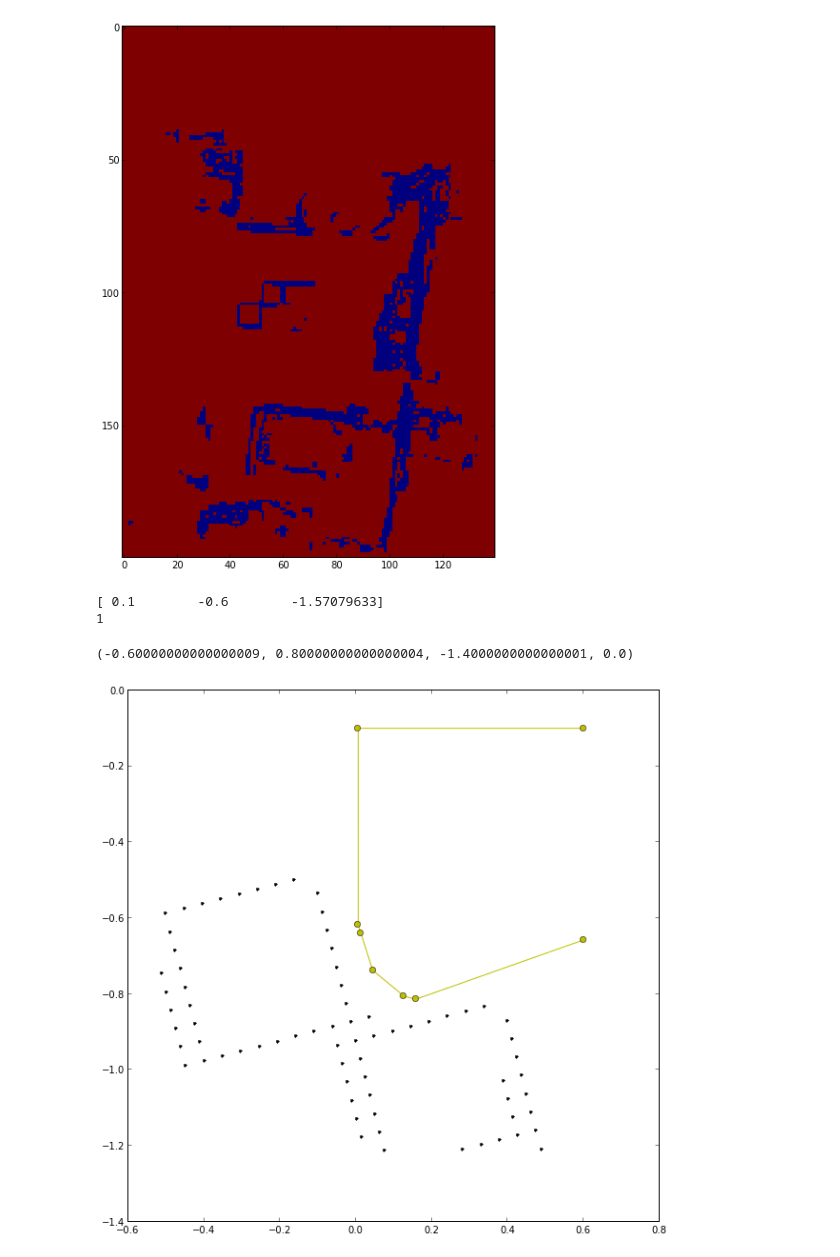
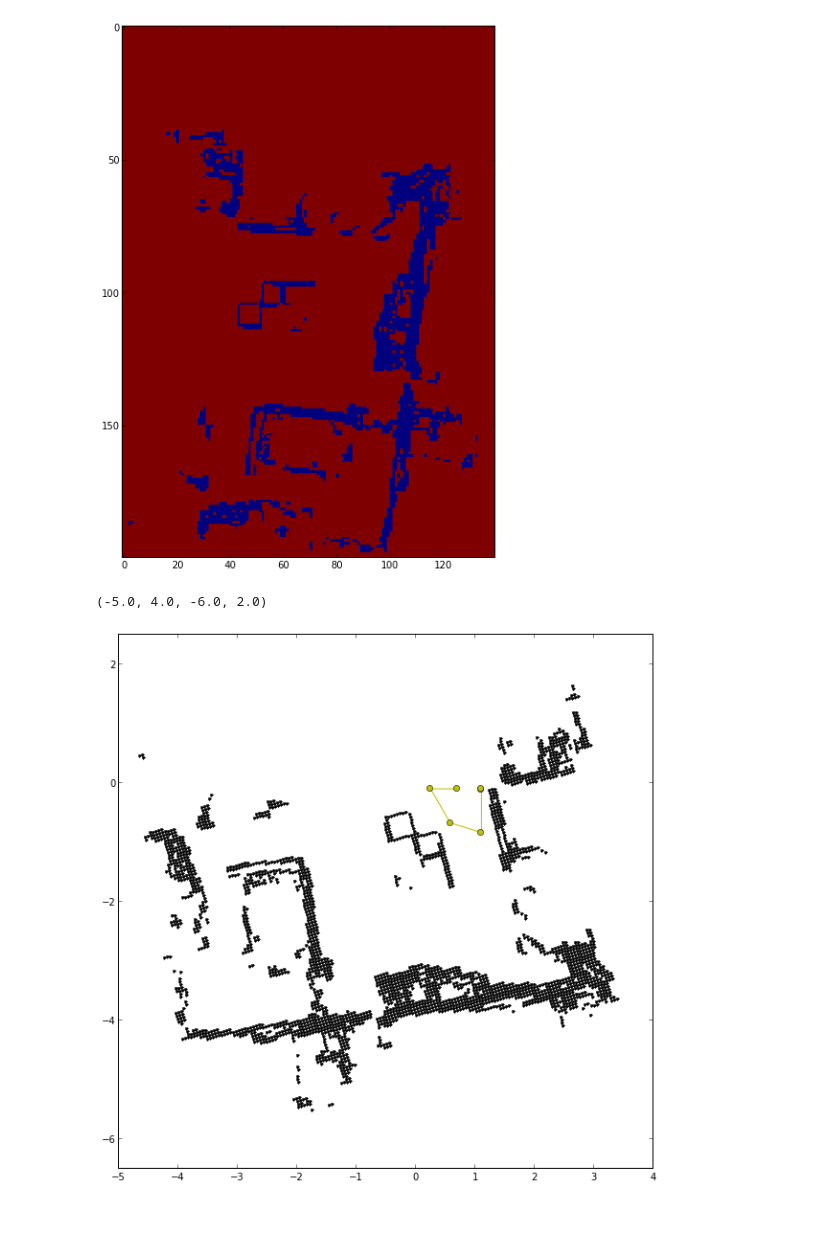
Before and after one commit to rdeits/iris-distro, a Jupyter notebook: python/iris_terrain.ipynb, the cells around one changed output. Drawn from its saved outputs; the diff is of its cells as text; code cells hidden in the pictures; blank space fills up the shorter version.

```diff
--- a/python/iris_terrain.ipynb
+++ b/python/iris_terrain.ipynb
@@ -22,0 +24,7 @@ ts.setHeights(heights, px2world)
+# %%
+start = np.array([0.6,-0.6,0,0,0, -np.pi/2])
+region = ts.findSafeRegion(start)
+f = figure()
+ax = f.add_subplot(111)
+ax.plot(body_obs_xyz[0,:,:], body_obs_xyz[1,:,:], 'k.')
+body_obs_xyz = terrain_body_obs(ts.heights, ts.px2world_2x3, start, ts.contact_slices.keys()[1])
@@ -32,22 +46,14 @@ imshow(ts.feas, interpolation='nearest')
 # %% [output]
 <matplotlib.image.AxesImage at 0x...>
 [figure]
-# %%
-start = np.array([0.1,-0.6,0,0,0, -np.pi/2])
-region = ts.findSafeRegion(start)
-# %% [output]
-[ 0.1        -0.6        -1.57079633]
-1
 # %%
 f = figure(figsize=(10,10))
 ax = f.add_subplot(111)
-for j in range(ts.obs_pts_xy.shape[2]):
-    if ts.last_obs_mask[j]:
-        ax.plot(ts.obs_pts_xy[0,:,j], ts.obs_pts_xy[1,:,j], 'k.-')
+ax.plot(ts.edge_pts_xy[0,:,:], ts.edge_pts_xy[1,:,:], 'k.')
 V = lcon_to_vert(region.A, region.b)
 hull = scipy.spatial.ConvexHull(V[:2,:].T)
 ax.plot(V[0,hull.vertices], V[1,hull.vertices], 'yo-')
 axis('equal')
 # %% [output]
-(-0.60000000000000009, 0.80000000000000004, -1.4000000000000001, 0.0)
+(-5.0, 4.0, -6.0, 2.0)
-[figure, old version]
+[figure, new version]
```
Also changed, not shown: parts of 8 cells of this notebook, 1 other file.
